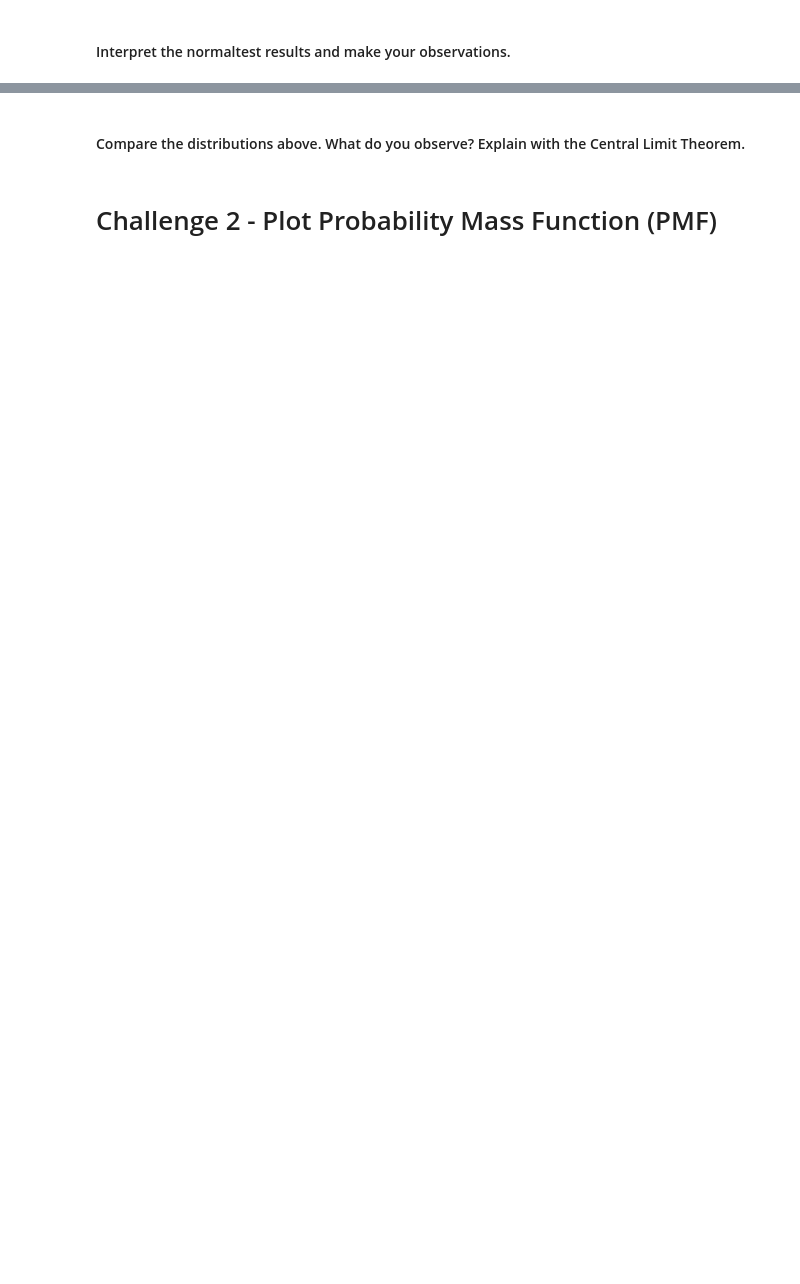
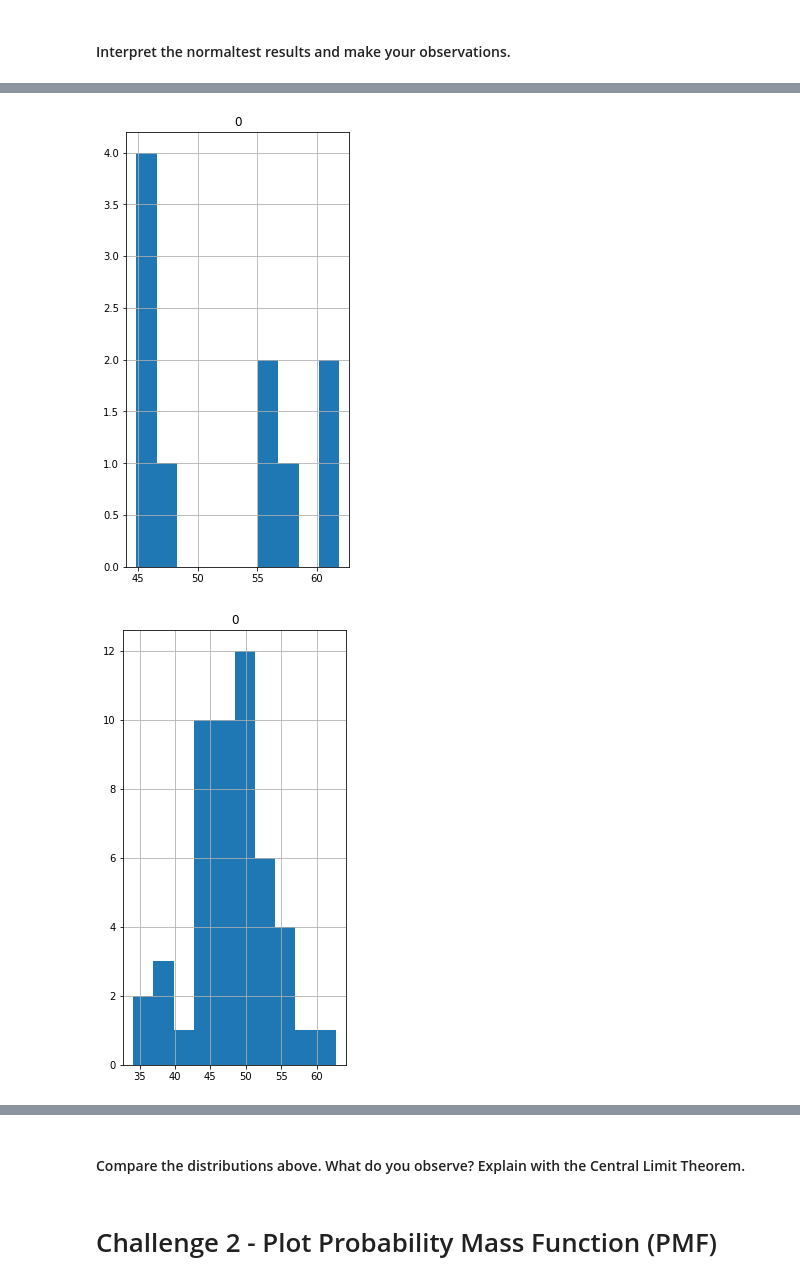
Before and after one commit to ta-data-bcn/lab-probability-dist, a Jupyter notebook: your_code/main.ipynb, the cells around one changed output, grey strips where cells are left out. Saved outputs shown, nothing was run; the diff lists cells and outputs as text; code cells hidden in the pictures; blank space fills up the shorter version.

```diff
--- a/your_code/main.ipynb
+++ b/your_code/main.ipynb
@@ -46,3 +68,9 @@ Use matplotlib to plot a histogram of each sample.
 - Your outputs should look like below:
 
 ![normal distributions with different sample sizes](ch-1.png)
+# %%
+for i in range(4):
+    pd.DataFrame(dists[i]).hist(figsize=(4,8))
+# %% [output]
+[figure, added]
+[figure, added]
```
Also changed, not shown: parts of 24 cells of this notebook.
